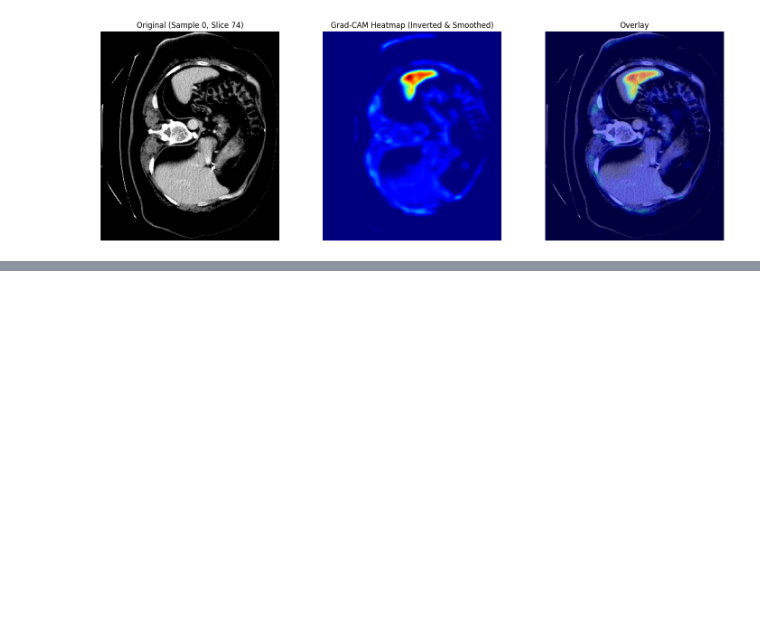
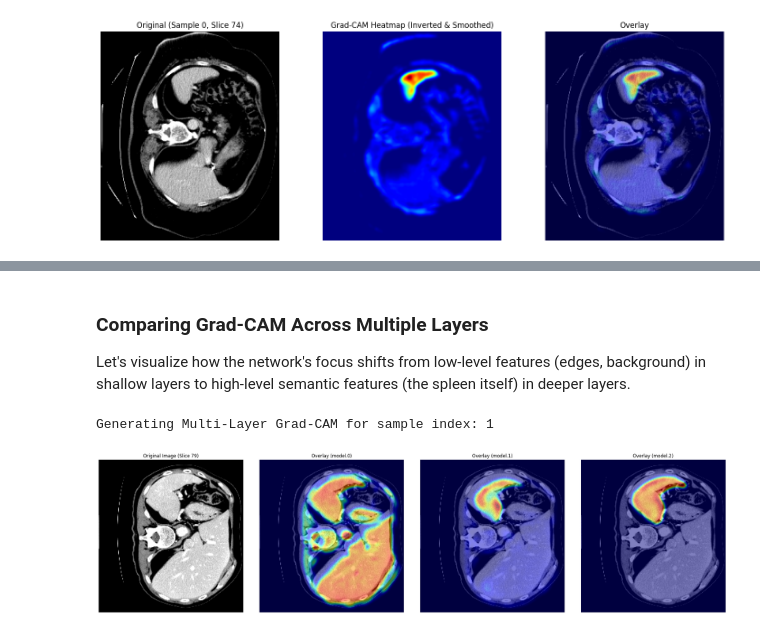
Before and after one commit to Cado87/Monai_projects, a Jupyter notebook: Spleen segmentation/Spleen_segmentation.ipynb, the cells around one changed output, grey strips where cells are left out. Saved outputs shown, nothing was run; the diff lists cells and outputs as text; code cells hidden in the pictures; blank space fills up the shorter version.

```diff
--- a/Spleen segmentation/Spleen_segmentation.ipynb
+++ b/Spleen segmentation/Spleen_segmentation.ipynb
@@ -554,0 +638,71 @@ Grad-CAM Raw Min: 0.0, Max: 1.0
+# %% [markdown]
+### Comparing Grad-CAM Across Multiple Layers
+Let's visualize how the network's focus shifts from low-level features (edges, background) in shallow layers to high-level semantic features (the spleen itself) in deeper layers.
+# %%
+import random
+import numpy as np
+import matplotlib.pyplot as plt
+from monai.visualize import GradCAM
+from monai.transforms import DivisiblePad
+from scipy.ndimage import gaussian_filter
+
+# 1. Select a random sample
+random_val_idx = random.randint(0, len(val_ds) - 1)
+print(f"Generating Multi-Layer Grad-CAM for sample index: {random_val_idx}")
+sample_data = val_ds[random_val_idx]
+val_inputs = sample_data["image"][None].to(device)
+val_labels = sample_data["label"][None].to(device)
+
+padder = DivisiblePad(k=16)
+val_inputs_padded = padder(val_inputs[0])[None].to(device)
+
+# Layers to visualize (Shallow -> Intermediate -> Deep)
+layers_to_viz = ["model.0", "model.1", "model.2"]
+cam_results = []
+
+for layer in layers_to_viz:
+    cam = GradCAM(nn_module=model, target_layers=layer)
+    result_cam = cam(x=val_inputs_padded, class_idx=1)
+
+    h, w, d = val_inputs.shape[2:]
+    result_cam = result_cam[0, 0, :h, :w, :d]
+
+    cam_min, cam_max = result_cam.min().item(), result_cam.max().item()
+    if cam_max > cam_min:
+        result_cam = (result_cam - cam_min) / (cam_max - cam_min)
+        result_cam = result_cam.cpu().numpy()
+        result_cam = gaussian_filter(result_cam, sigma=2.0)
+        result_cam = (result_cam - result_cam.min()) / (result_cam.max() - result_cam.min())
+
+        # Invert all these layers for better visual contrast
+        # (Intermediate UNet layers often have negative correlations with the target)
+        if layer in ["model.0", "model.1", "model.2"]:
+            result_cam = 1.0 - result_cam
+    else:
+        result_cam = result_cam.cpu().numpy()
+
+    cam_results.append(result_cam)
+
+# Find best slice
+val_true_mask = val_labels[0, 0].cpu().numpy()
+slice_idx = np.argmax(np.sum(val_true_mask, axis=(0, 1)))
+
+# Plotting
+plt.figure("Grad-CAM Comparison", (24, 6))
+plt.subplot(1, 4, 1)
+plt.title(f"Original Image (Slice {slice_idx})")
+plt.imshow(val_inputs[0, 0, :, :, slice_idx].cpu(), cmap="gray")
+plt.axis('off')
+
+for i, (layer, cam_img) in enumerate(zip(layers_to_viz, cam_results)):
+    plt.subplot(1, 4, i + 2)
+    plt.title(f"Overlay ({layer})")
+    plt.imshow(val_inputs[0, 0, :, :, slice_idx].cpu(), cmap="gray")
+    plt.imshow(cam_img[:, :, slice_idx], cmap="jet", alpha=0.5)
+    plt.axis('off')
+
+plt.tight_layout()
+plt.show()
+# %% [output]
+Generating Multi-Layer Grad-CAM for sample index: 1
+[figure, added]
```
Also changed, not shown: parts of 2 cells of this notebook.
